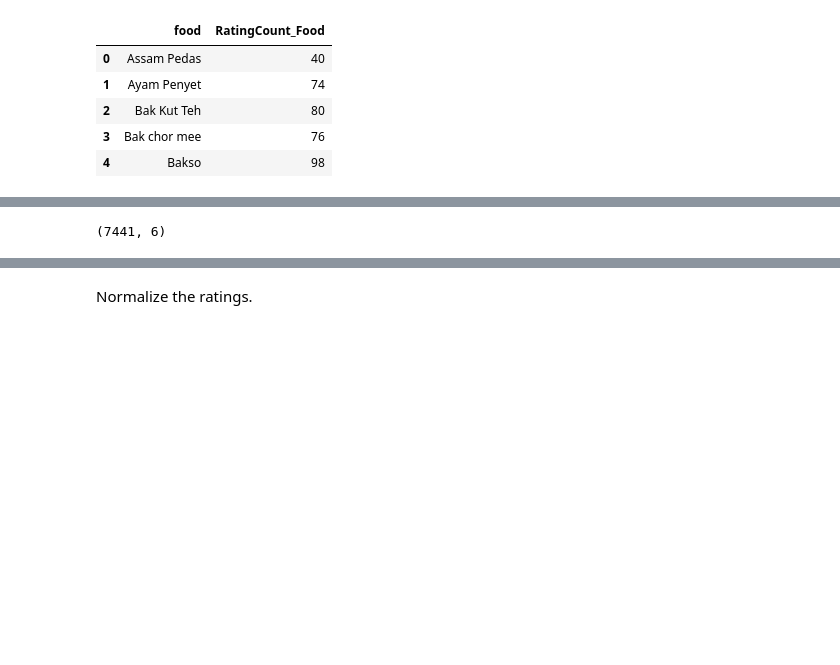
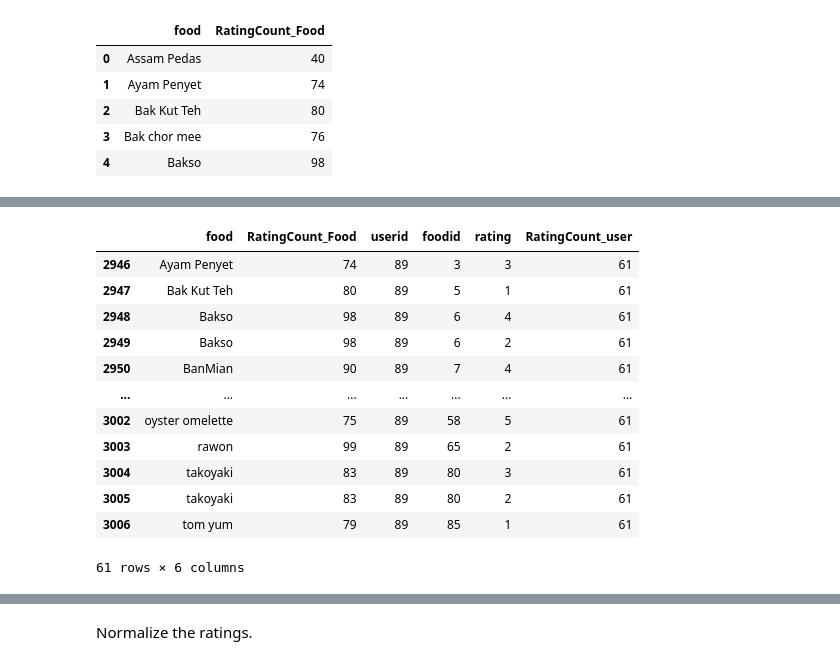
Before and after one commit to zxchen92/FYP, a Jupyter notebook: testML/testfood.ipynb, the cells around one changed output, grey strips where cells are left out. Saved outputs shown, nothing was run; the diff lists cells and outputs as text; code cells hidden in the pictures; blank space fills up the shorter version.

```diff
--- a/testML/testfood.ipynb
+++ b/testML/testfood.ipynb
@@ -143,7 +140,20 @@ combined
-# %%
-combined.shape
-# %% [output]
-(7441, 6)
+# %%
+combined.shape
+combined.loc[combined['userid'] == 89]
+# %% [output]
+|  | food | RatingCount_Food | userid | foodid | rating | RatingCount_user |
+| 2946 | Ayam Penyet | 74 | 89 | 3 | 3 | 61 |
+| 2947 | Bak Kut Teh | 80 | 89 | 5 | 1 | 61 |
+| 2948 | Bakso | 98 | 89 | 6 | 4 | 61 |
+| 2949 | Bakso | 98 | 89 | 6 | 2 | 61 |
+| 2950 | BanMian | 90 | 89 | 7 | 4 | 61 |
+| ... | ... | ... | ... | ... | ... | ... |
+| 3002 | oyster omelette | 75 | 89 | 58 | 5 | 61 |
+| 3003 | rawon | 99 | 89 | 65 | 2 | 61 |
+| 3004 | takoyaki | 83 | 89 | 80 | 3 | 61 |
+| 3005 | takoyaki | 83 | 89 | 80 | 2 | 61 |
+| 3006 | tom yum | 79 | 89 | 85 | 1 | 61 |
+61 rows × 6 columns
 # %%
 print('Number of unique Food: ', combined['food'].nunique())
 print('Number of unique Users: ', combined['userid'].nunique())
```
Also changed, not shown: parts of 14 cells of this notebook, 2 other files.
